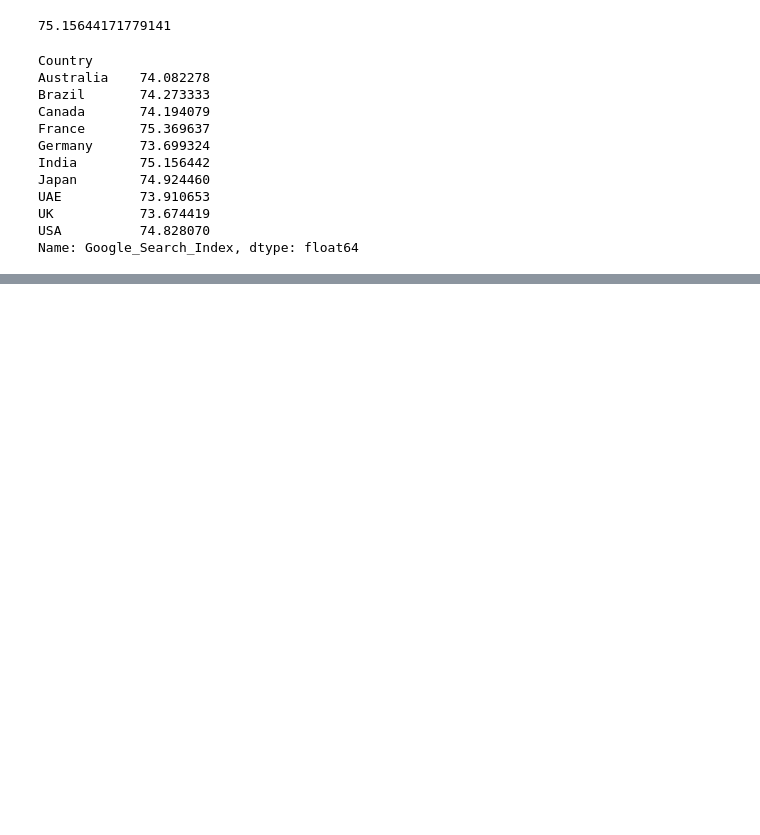
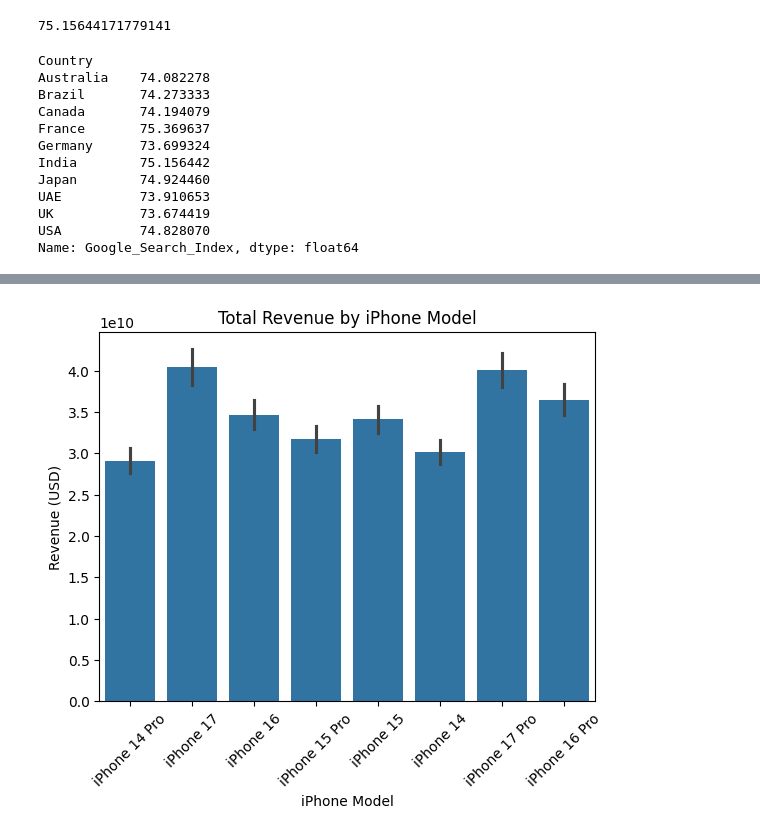
Before and after one commit to sivareddy-001/Data-Analyst-Intern, a Jupyter notebook: .dist/Iphone sales data.ipynb, the cells around one changed output, grey strips where cells are left out. Cells and saved outputs as stored; diff of their text form; code cells hidden in the pictures; blank space fills up the shorter version.

```diff
--- a/.dist/Iphone sales data.ipynb
+++ b/.dist/Iphone sales data.ipynb
@@ -119,0 +142,10 @@ Name: Google_Search_Index, dtype: float64
+# %%
+plt.figure()
+sns.barplot(data=df, x='iPhone_Model_Name', y='Revenue_USD', estimator=sum)
+plt.xticks(rotation=45)
+plt.title("Total Revenue by iPhone Model")
+plt.xlabel("iPhone Model")
+plt.ylabel("Revenue (USD)")
+plt.show()
+# %% [output]
+[figure, added]
```
Also changed, not shown: parts of 15 cells of this notebook, 1 other file.
